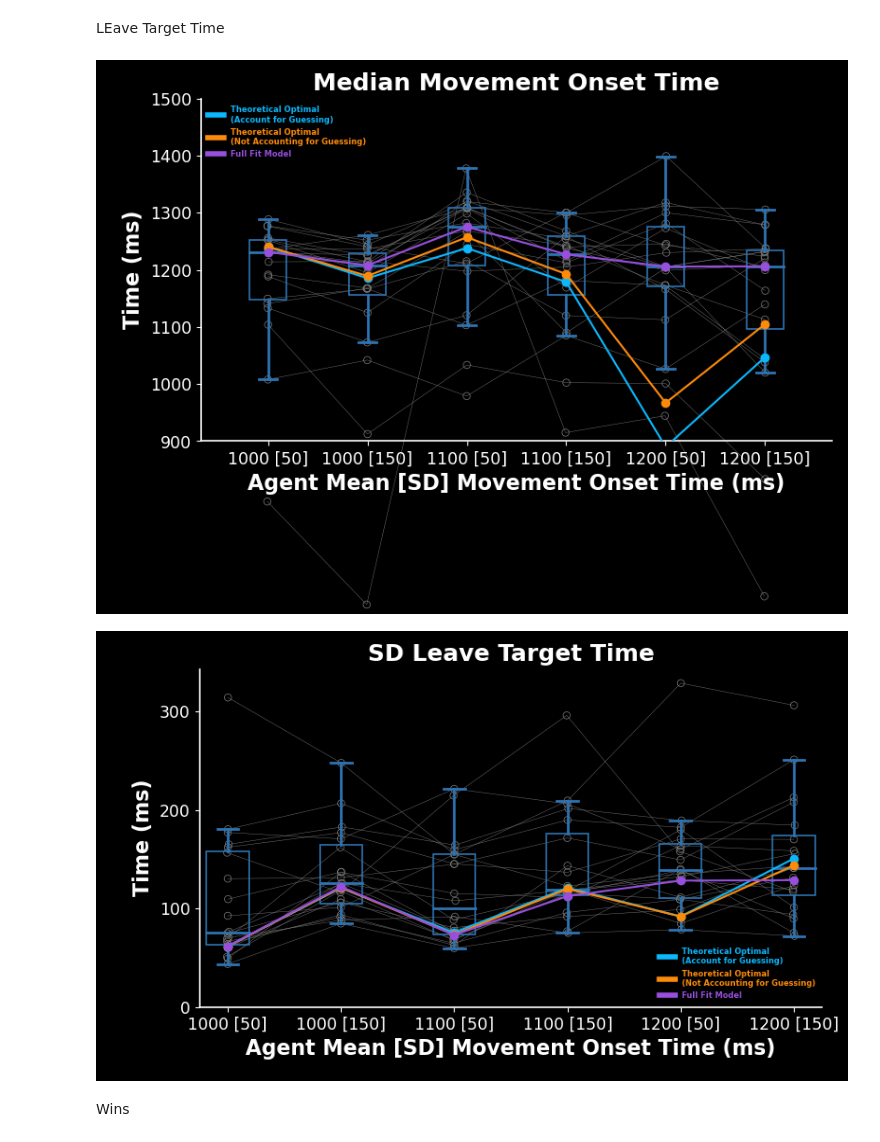
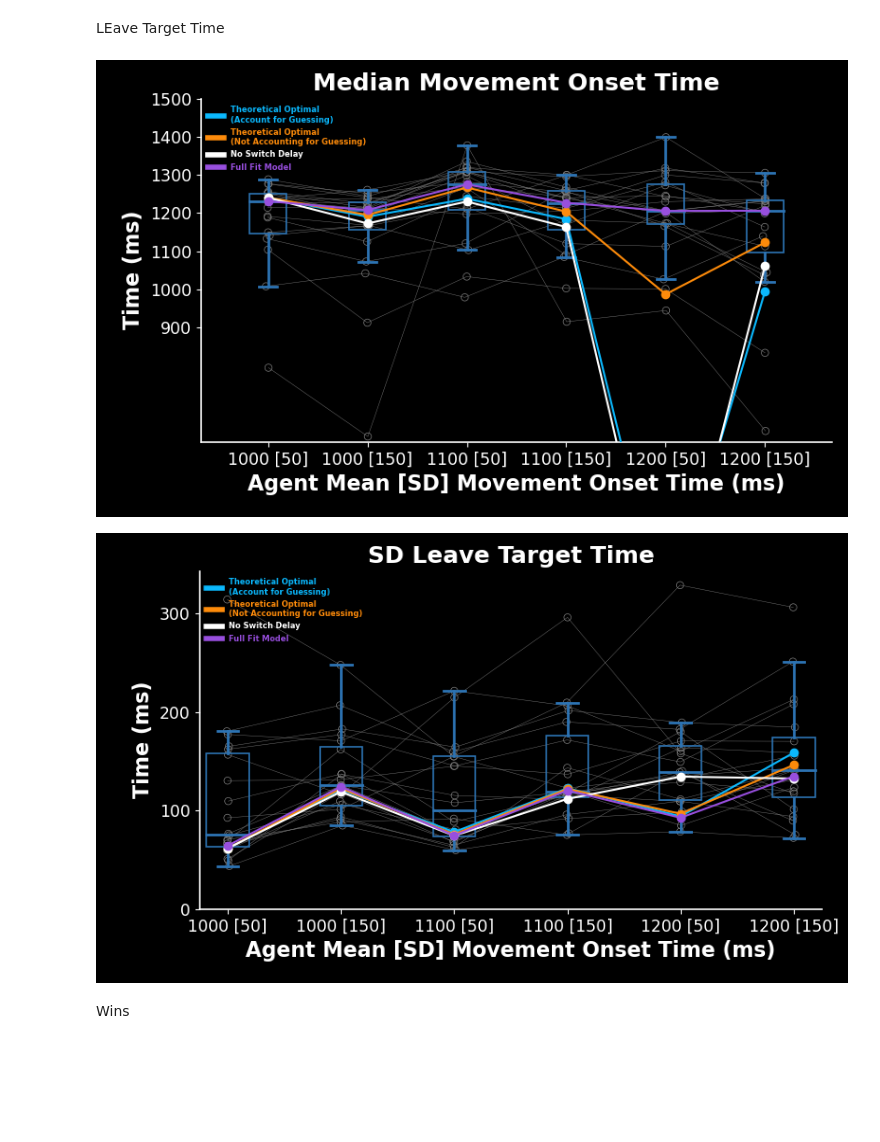
Before and after one commit to SethSullivan/MatchPennies-Agent-Expirement, a Jupyter notebook: scripts/optimal_model/Optimal_Stopping_Model_With_Data_Group.ipynb, the cells around one changed output. Cells and saved outputs as stored; diff of their text form; code cells hidden in the pictures; blank space fills up the shorter version.

```diff
--- a/scripts/optimal_model/Optimal_Stopping_Model_With_Data_Group.ipynb
+++ b/scripts/optimal_model/Optimal_Stopping_Model_With_Data_Group.ipynb
@@ -54,7 +54,7 @@ perc_wins_both_reach = np.nanmean(group.score_metrics.wins_when_both_reach(perc=
 guess_sd             = np.nanmedian(np.nanstd(group.react_guess_movement_metrics.movement_onset_times('guess'), axis=2), axis=0)
 agent_sds            = np.nanmean(np.nanstd(group.raw_data.agent_task_leave_time, axis=2), axis=0)[:,np.newaxis]
 agent_means          = np.nanmean(np.nanmean(group.raw_data.agent_task_leave_time, axis=2), axis=0)[:,np.newaxis]
-gamble_leave_time_sd    = np.nanmedian(np.nanstd(group.react_guess_movement_metrics.movement_onset_times('guess'),axis=2),axis=0)
+guess_leave_time_sd    = np.nanmedian(np.nanstd(group.react_guess_movement_metrics.movement_onset_times('guess'),axis=2),axis=0)
 #* Set win, incorrect, indecision reward if messing around with beta parameters
 win_reward = 1.0
 indecision_cost = 0.0
@@ -79,6 +79,7 @@ model_no_switch  = ModelConstructor(
     perc_wins_when_both_reach=perc_wins_both_reach,
     guess_switch_delay=np.array([[0, 0]]).T, # Designed like this for broadcasting reasons
     guess_switch_sd=np.array([[0, 0]]).T,
+    guess_sd = np.array([guess_leave_time_sd,guess_leave_time_sd]), # This includes electromechanical delay sd
     electromechanical_delay=np.array([[50, 50]]).T,
     switch_cost_exists=True,
     expected=False,
@@ -102,8 +103,8 @@ model_full_fit = ModelConstructor(
     perc_wins_when_both_reach=perc_wins_both_reach,
     guess_switch_delay=np.array([[70, 0]]).T, # Designed like this for broadcasting reasons
     guess_switch_sd=np.array([[30, 0]]).T,
+    # guess_sd = np.array([guess_leave_time_sd,guess_leave_time_sd]), # This includes electromechanical delay sd
     electromechanical_delay=np.array([[50, 50]]).T,
-    guess_sd = np.array([gamble_leave_time_sd,gamble_leave_time_sd]), # This includes electromechanical delay
     switch_cost_exists=True,
     expected=False,  # Aka we run the model if they EXPECT no guess switch
     win_reward=win_reward,
@@ -127,8 +128,10 @@ model_unknown_switch = ModelConstructor(
     movement_sd=np.array([mt_sd, mt_sd]),
     timing_sd=np.array([time_sd, time_sd]),
     perc_wins_when_both_reach=perc_wins_both_reach,
-    guess_switch_delay=np.array([[50, 0]]).T, # Designed like this for broadcasting reasons
-    guess_switch_sd=np.array([[1, 0]]).T,
+    guess_switch_delay=np.array([[70, 0]]).T, # Designed like this for broadcasting reasons
+    # guess_sd = np.array([guess_leave_time_sd,guess_leave_time_sd]), # This includes electromechanical delay sd
+    guess_switch_sd=np.array([[30, 0]]).T,
+
     electromechanical_delay=np.array([[50, 50]]).T,
     switch_cost_exists=True,
     expected=True,  # Aka we run the model if they EXPECT no guess switch
@@ -150,8 +153,10 @@ model_known_switch = ModelConstructor(
     movement_sd=np.array([mt_sd, mt_sd]),
     timing_sd=np.array([time_sd, time_sd]),
     perc_wins_when_both_reach=perc_wins_both_reach,
-    guess_switch_delay=np.array([[50, 0]]).T, # Designed like this for broadcasting reasons
-    guess_switch_sd=np.array([[1, 0]]).T,
+    guess_switch_delay=np.array([[70, 0]]).T, # Designed like this for broadcasting reasons
+    # guess_sd = np.array([guess_leave_time_sd,guess_leave_time_sd]), # This includes electromechanical delay sd
+    guess_switch_sd=np.array([[20, 0]]).T,
+
     electromechanical_delay=np.array([[50, 50]]).T,
     switch_cost_exists=True,
     expected=False,  # Aka we run the model if they EXPECT no guess switch
@@ -280,7 +285,7 @@ pf.multiple_models_boxplot(
     metric,
     show_boxplot=True,
     full_fit = full_fit_metric,
-    # no_switch = no_switch_metric,
+    no_switch = no_switch_metric,
     #known_player=known_player_metric,
     #unknown_player=unknown_player_metric,
     known_optimal=known_optimal_metric,
@@ -291,7 +296,8 @@ pf.multiple_models_boxplot(
 )
 ax.set_xticks(xlocs), ax.set_yticks(ylocs)
 ax.set_xticklabels(it.trial_block_titles)
-ax.set_xlim(min(xlocs) - 1.8 * bw, max(xlocs) + 1.8 * bw), ax.set_ylim(min(ylocs), max(ylocs))
+ax.set_xlim(min(xlocs) - 1.8 * bw, max(xlocs) + 1.8 * bw)
+ax.set_ylim(600, max(ylocs))
 
 ax.set_xlabel(it.xlabel)
 ax.set_ylabel("Time (ms)")
@@ -313,36 +319,36 @@ if True:
     w, h = 10, 6
     axmain, ax = pf.make_figure_panel(figsize=(w, h), inset_size=(1.3, 0.9, w - 1.4, h - 1.3))
     xlocs = np.linspace(0, w, num=len(it.trial_block_titles))
     ylocs = np.arange(0, 400, 100)
     bw = 0.75
     pf.multiple_models_boxplot(
         ax,
         metric,
         show_boxplot=True,
         full_fit=full_fit_metric,
-        # no_switch = no_switch_metric,
+        no_switch = no_switch_metric,
         #known_player=known_player_metric,
         #unknown_player=unknown_player_metric,
         known_optimal=known_optimal_metric,
         unknown_optimal=unknown_optimal_metric,
         xlocs=xlocs,
         box_width=bw,
         colors=wheel.seth_blue,
     )
 
     ax.set_xticks(xlocs), ax.set_yticks(ylocs)
     ax.set_xticklabels(it.trial_block_titles)
     ax.set_xlabel(it.xlabel)
     ax.set_ylabel("Time (ms)")
     ax.set_title("SD Leave Target Time")
     # ax.plot(xlocs,get_unknown_metric(np.sqrt(model_unknown_switch.player_behavior.guess_reach_time_sd**2)))
     if save:
         plt.savefig(SAVE_PATH + "mean_leave_target_time_with_optimal_simulation", dpi=400, transparent=True)
     axmain.set_axis_off()
     plt.show()
 # %% [output]
-[figure, old version]
+[figure, new version]
-[figure, old version]
+[figure, new version]
 # %%
 #
 #! THE STANDARD DEVIATION IS NOT GOING TO FIT, BC THE OPTIMAL LEADS TO NO REACTIONS for 1200 [50], WHICH MEANS THE STD GUESS DELAY IS GOING TO BE TOUGH TO FIT
```
Also changed, not shown: parts of 18 cells of this notebook, 2 other files.
